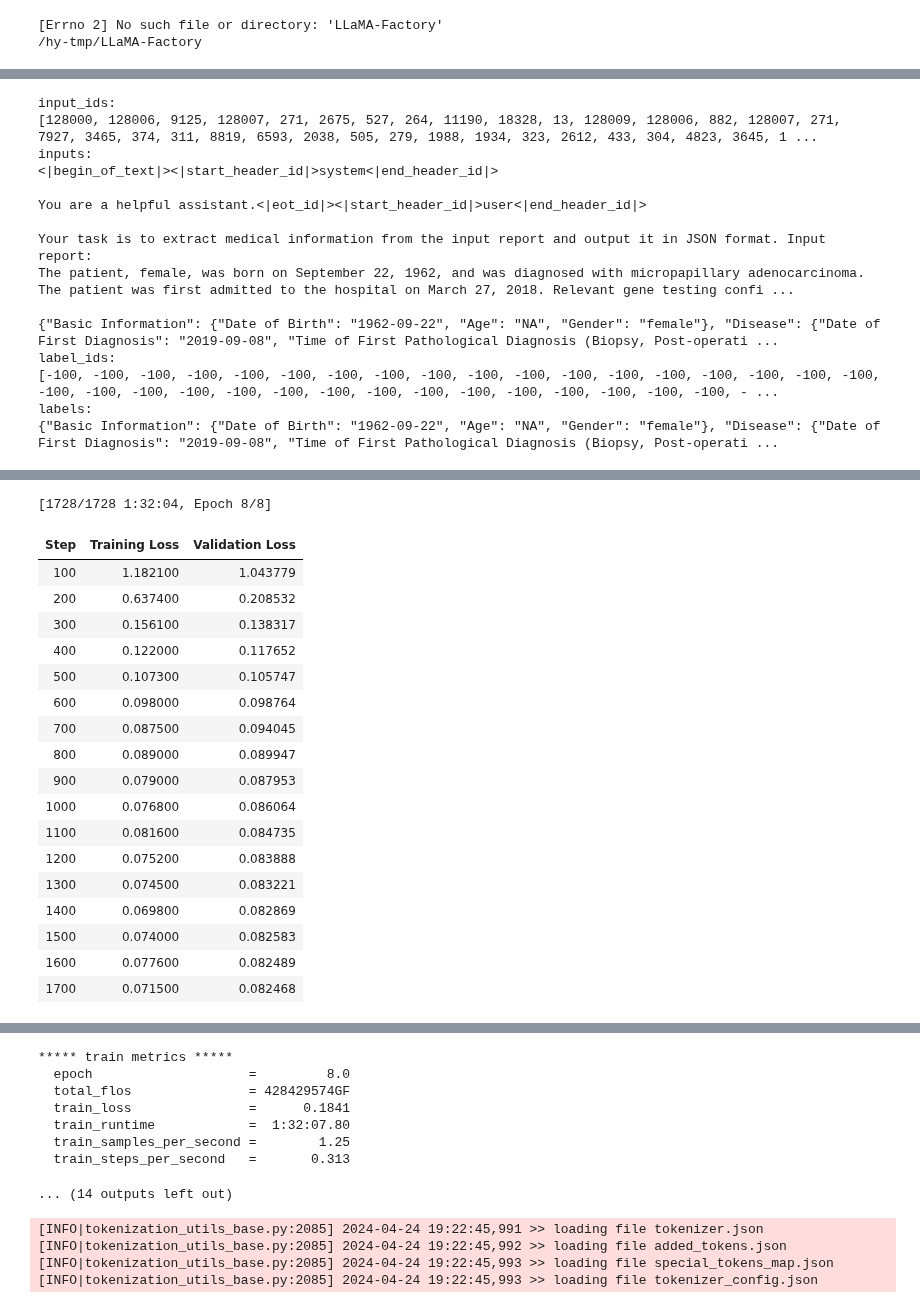
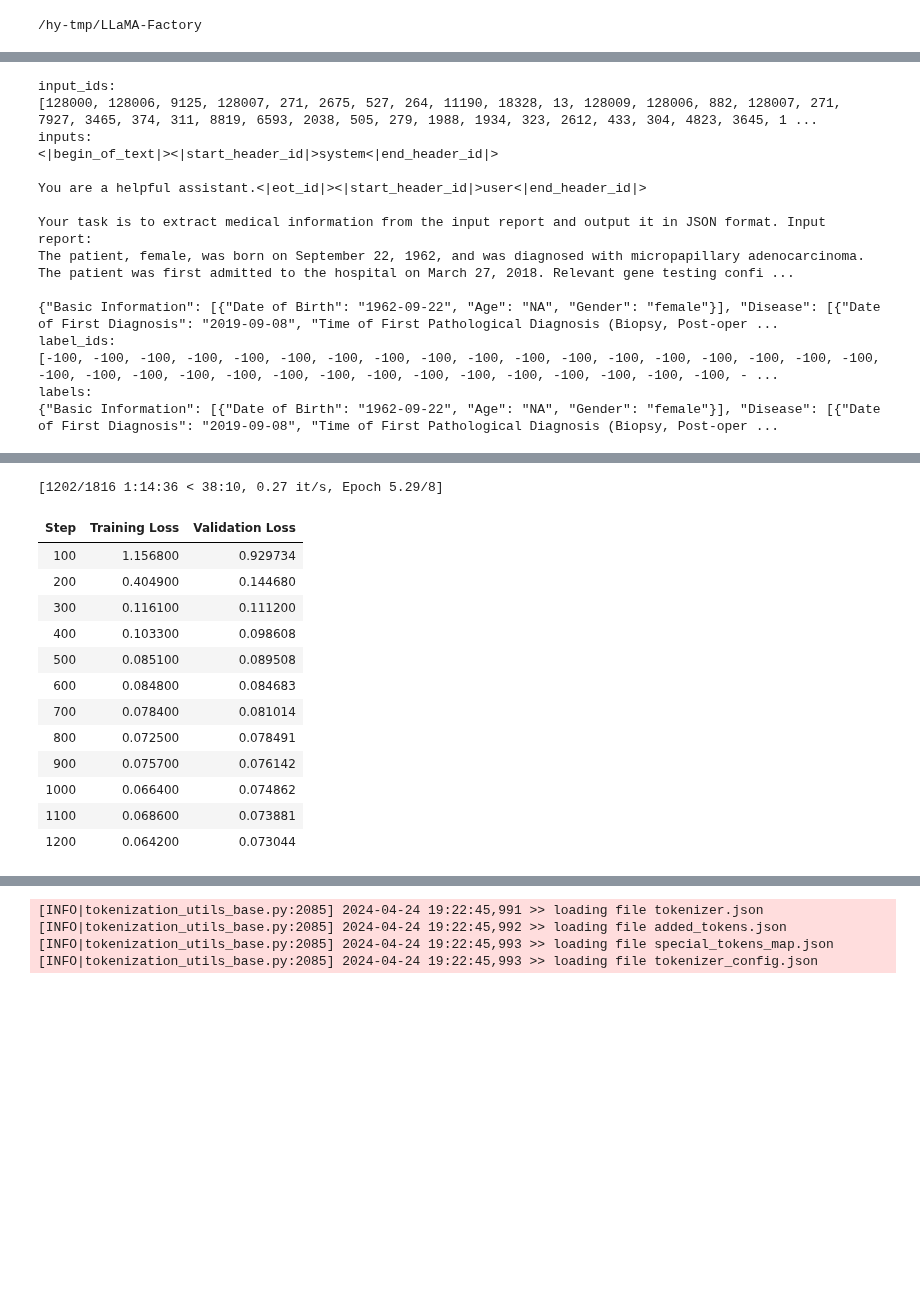
Before and after one commit to yuwangnexusera/LLaMA-Factory, a Jupyter notebook: LLaMA-Factory-Tutorial.ipynb, the cells around one changed output, grey strips where cells are left out. Drawn from its saved outputs; the diff is of its cells as text; code cells hidden in the pictures; blank space fills up the shorter version.

```diff
--- a/LLaMA-Factory-Tutorial.ipynb
+++ b/LLaMA-Factory-Tutorial.ipynb
@@ -48,10 +48,9 @@ model_dir = snapshot_download("LLM-Research/Meta-Llama-3-8B-Instruct", cache_dir
 from llmtuner import run_exp, export_model, ChatModel, F1score
 template="llama3"
 model_name_or_path = "../download_model/LLM-Research/Meta-Llama-3-8B-Instruct"
-output_model_dir = "../train_models/extract_llama3_lr5e6"
-merged_model_path = "../merged_models/extract_llama3_lr5e6"
+output_model_dir = "../train_models/extract_llama3_lr8e6"
+merged_model_path = "../merged_models/extract_llama3_lr8e6"
 # %% [output]
-[Errno 2] No such file or directory: 'LLaMA-Factory'
 /hy-tmp/LLaMA-Factory
 # %%
 run_exp(
@@ -70,12 +69,12 @@ run_exp(
         output_dir=output_model_dir,
         # resume_from_checkpoint =output_model_dir,
         per_device_train_batch_size=4,
-        per_device_eval_batch_size=4,
+        per_device_eval_batch_size=6,
         gradient_accumulation_steps=1,
         lr_scheduler_type="cosine",
         logging_steps=100,
         save_steps=1000,
-        learning_rate=5e-6,
+        learning_rate=8e-6,
         warmup_ratio=0.08,
         weight_decay=0.01,
         num_train_epochs=8.0,
@@ -138,8 +137,8 @@ You are a helpful assistant.<|eot_id|><|start_header_id|>user<|end_header_id|>
 Your task is to extract medical information from the input report and output it in JSON format. Input report:
 The patient, female, was born on September 22, 1962, and was diagnosed with micropapillary adenocarcinoma. The patient was first admitted to the hospital on March 27, 2018. Relevant gene testing confi ...
 
-{"Basic Information": {"Date of Birth": "1962-09-22", "Age": "NA", "Gender": "female"}, "Disease": {"Date of First Diagnosis": "2019-09-08", "Time of First Pathological Diagnosis (Biopsy, Post-operati ...
+{"Basic Information": [{"Date of Birth": "1962-09-22", "Age": "NA", "Gender": "female"}], "Disease": [{"Date of First Diagnosis": "2019-09-08", "Time of First Pathological Diagnosis (Biopsy, Post-oper ...
 label_ids:
 [-100, -100, -100, -100, -100, -100, -100, -100, -100, -100, -100, -100, -100, -100, -100, -100, -100, -100, -100, -100, -100, -100, -100, -100, -100, -100, -100, -100, -100, -100, -100, -100, -100, - ...
 labels:
-{"Basic Information": {"Date of Birth": "1962-09-22", "Age": "NA", "Gender": "female"}, "Disease": {"Date of First Diagnosis": "2019-09-08", "Time of First Pathological Diagnosis (Biopsy, Post-operati ...
+{"Basic Information": [{"Date of Birth": "1962-09-22", "Age": "NA", "Gender": "female"}], "Disease": [{"Date of First Diagnosis": "2019-09-08", "Time of First Pathological Diagnosis (Biopsy, Post-oper ...
@@ -170,19 +172,14 @@ Detected kernel version 5.4.0, which is below the recommended minimum of 5.5.0;
-[1728/1728 1:32:04, Epoch 8/8]
+[1202/1816 1:14:36 < 38:10, 0.27 it/s, Epoch 5.29/8]
 | Step | Training Loss | Validation Loss |
-| 100 | 1.182100 | 1.043779 |
-| 200 | 0.637400 | 0.208532 |
-| 300 | 0.156100 | 0.138317 |
-| 400 | 0.122000 | 0.117652 |
-| 500 | 0.107300 | 0.105747 |
-| 600 | 0.098000 | 0.098764 |
-| 700 | 0.087500 | 0.094045 |
-| 800 | 0.089000 | 0.089947 |
-| 900 | 0.079000 | 0.087953 |
-| 1000 | 0.076800 | 0.086064 |
-| 1100 | 0.081600 | 0.084735 |
-| 1200 | 0.075200 | 0.083888 |
-| 1300 | 0.074500 | 0.083221 |
-| 1400 | 0.069800 | 0.082869 |
-| 1500 | 0.074000 | 0.082583 |
-| 1600 | 0.077600 | 0.082489 |
-| 1700 | 0.071500 | 0.082468 |
+| 100 | 1.156800 | 0.929734 |
+| 200 | 0.404900 | 0.144680 |
+| 300 | 0.116100 | 0.111200 |
+| 400 | 0.103300 | 0.098608 |
+| 500 | 0.085100 | 0.089508 |
+| 600 | 0.084800 | 0.084683 |
+| 700 | 0.078400 | 0.081014 |
+| 800 | 0.072500 | 0.078491 |
+| 900 | 0.075700 | 0.076142 |
+| 1000 | 0.066400 | 0.074862 |
+| 1100 | 0.068600 | 0.073881 |
+| 1200 | 0.064200 | 0.073044 |
@@ -206,11 +203,3 @@ Detected kernel version 5.4.0, which is below the recommended minimum of 5.5.0;
-***** train metrics *****
-  epoch                    =         8.0
-  total_flos               = 428429574GF
-  train_loss               =      0.1841
-  train_runtime            =  1:32:07.80
-  train_samples_per_second =        1.25
-  train_steps_per_second   =       0.313
-... (14 outputs left out)
 # %%
 import json
 print("*****************运行评估测试************************")
```
Also changed, not shown: parts of 5 cells of this notebook, 4 other files.
